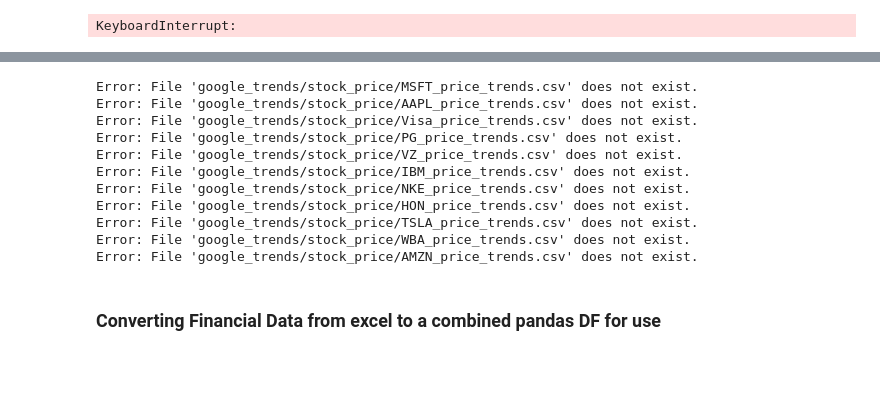
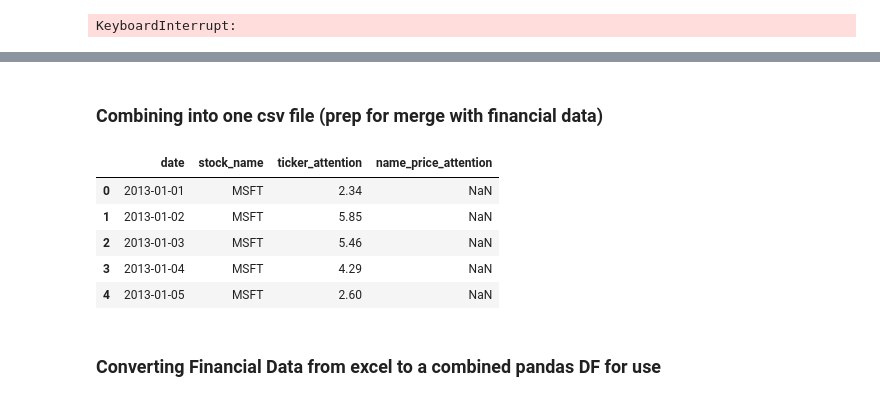
Before and after one commit to senaruetschlin/Investor_Attention, a Jupyter notebook: googletrends_AB_new.ipynb, the cells around one changed output, grey strips where cells are left out. Drawn from its saved outputs; the diff is of its cells as text; code cells hidden in the pictures; blank space fills up the shorter version.

```diff
--- a/googletrends_AB_new.ipynb
+++ b/googletrends_AB_new.ipynb
@@ -308,42 +382,19 @@ Error: File 'google_trends/stock_price/WBA_price_trends.csv' does not exist.
-# %%
-import pandas as pd
-import os
-
-def rename_column_header(input_list):
-    folder_name = 'google_trends/stock_price'
-    for name in input_list:
-        file_name = f"{name}_price_trends.csv"
-        file_path = os.path.join(folder_name, file_name)
-
-        # Check if the file exists
-        if not os.path.exists(file_path):
-            print(f"Error: File '{file_path}' does not exist.")
-            continue
-
-        # Read the CSV file
-        df = pd.read_csv(file_path)
-
-        # Rename the second column header
-        df.rename(columns={df.columns[1]: name}, inplace=True)
-
-        # Save the modified CSV file
-        df.to_csv(file_path, index=False)
-
-# Example usage:
-input_list = djia_tickers  # List of strings
-rename_column_header(input_list)
-# %% [output]
-Error: File 'google_trends/stock_price/MSFT_price_trends.csv' does not exist.
-Error: File 'google_trends/stock_price/AAPL_price_trends.csv' does not exist.
-Error: File 'google_trends/stock_price/Visa_price_trends.csv' does not exist.
-Error: File 'google_trends/stock_price/PG_price_trends.csv' does not exist.
-Error: File 'google_trends/stock_price/VZ_price_trends.csv' does not exist.
-Error: File 'google_trends/stock_price/IBM_price_trends.csv' does not exist.
-Error: File 'google_trends/stock_price/NKE_price_trends.csv' does not exist.
-Error: File 'google_trends/stock_price/HON_price_trends.csv' does not exist.
-Error: File 'google_trends/stock_price/TSLA_price_trends.csv' does not exist.
-Error: File 'google_trends/stock_price/WBA_price_trends.csv' does not exist.
-Error: File 'google_trends/stock_price/AMZN_price_trends.csv' does not exist.
+# %%
+stock_price_df = merge_csv_files(csv_files_2, 'google_trends/stock_price', 'name_price_attention', "google_price_trends.csv")
+# %% [markdown]
+### Combining into one csv file (prep for merge with financial data)
+# %%
+google_trends_df = pd.merge(ticker_only_df,stock_price_df, left_on=['date', 'stock_name'], right_on=['date', 'stock_name'], how='left')
+google_trends_df.to_csv('google_trends.csv', index=False)
+# %%
+google_trends_df.head()
+# %% [output]
+|  | date | stock_name | ticker_attention | name_price_attention |
+| 0 | 2013-01-01 | MSFT | 2.34 | NaN |
+| 1 | 2013-01-02 | MSFT | 5.85 | NaN |
+| 2 | 2013-01-03 | MSFT | 5.46 | NaN |
+| 3 | 2013-01-04 | MSFT | 4.29 | NaN |
+| 4 | 2013-01-05 | MSFT | 2.60 | NaN |
 # %% [markdown]
 ### Converting Financial Data from excel to a combined pandas DF for use
 # %%
```
Also changed, not shown: parts of 14 cells of this notebook, 15 other files.
